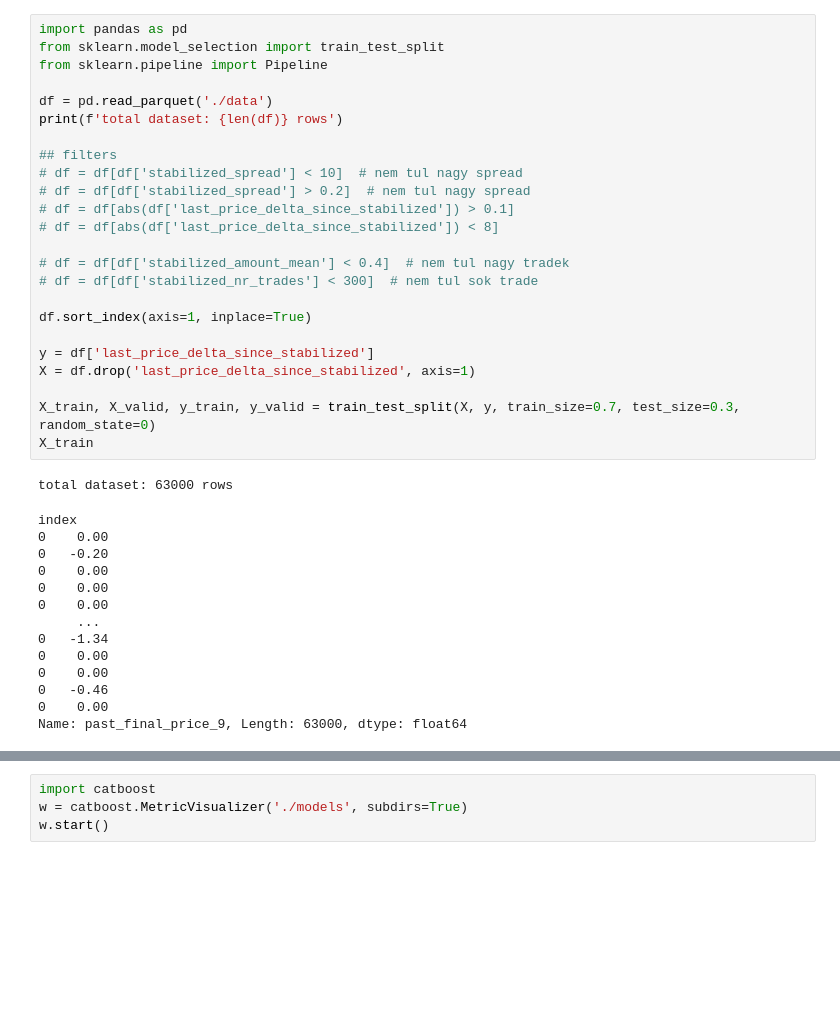
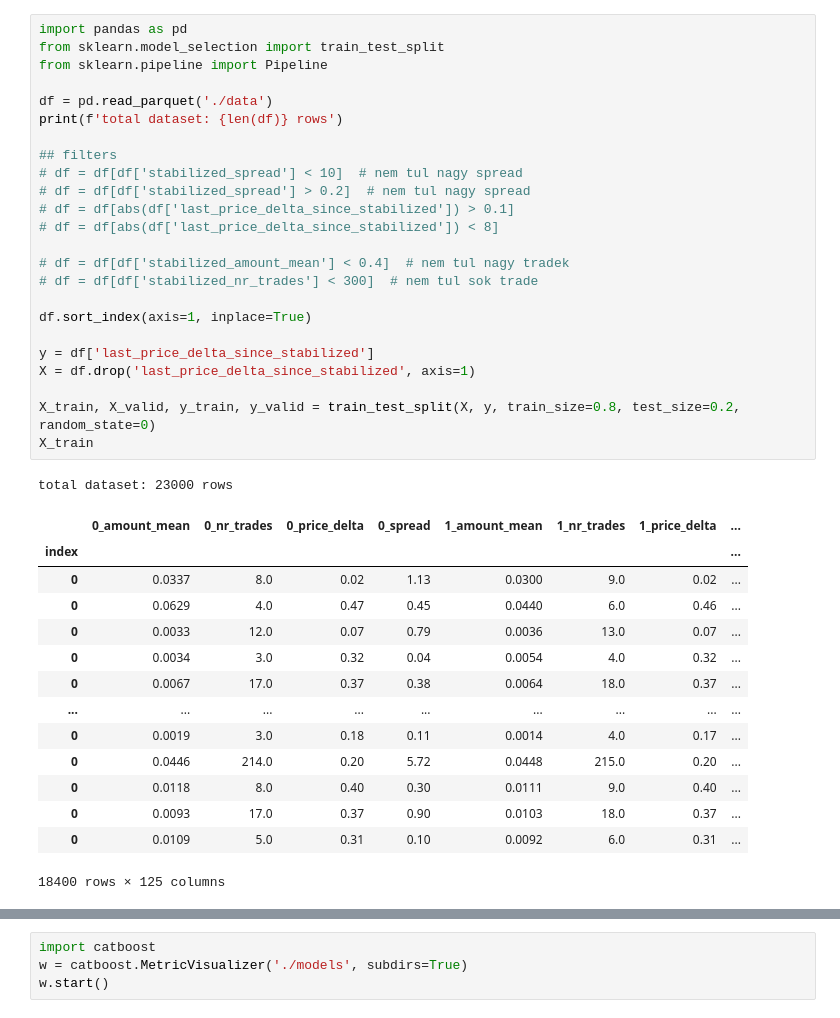
Before and after one commit to kjozsa/spreadsurfer, a Jupyter notebook: train_pipeline.ipynb, the cells around one changed output, grey strips where cells are left out. Cells and saved outputs as stored; diff of their text form; blank space fills up the shorter version.

```diff
--- a/train_pipeline.ipynb
+++ b/train_pipeline.ipynb
@@ -1,42 +1,43 @@
 # %%
 import pandas as pd
 from sklearn.model_selection import train_test_split
 from sklearn.pipeline import Pipeline
 
 df = pd.read_parquet('./data')
 print(f'total dataset: {len(df)} rows')
 
 ## filters
 # df = df[df['stabilized_spread'] < 10]  # nem tul nagy spread
 # df = df[df['stabilized_spread'] > 0.2]  # nem tul nagy spread
 # df = df[abs(df['last_price_delta_since_stabilized']) > 0.1]
 # df = df[abs(df['last_price_delta_since_stabilized']) < 8]
 
 # df = df[df['stabilized_amount_mean'] < 0.4]  # nem tul nagy tradek
 # df = df[df['stabilized_nr_trades'] < 300]  # nem tul sok trade
 
 df.sort_index(axis=1, inplace=True)
 
 y = df['last_price_delta_since_stabilized']
 X = df.drop('last_price_delta_since_stabilized', axis=1)
 
-X_train, X_valid, y_train, y_valid = train_test_split(X, y, train_size=0.7, test_size=0.3, random_state=0)
+X_train, X_valid, y_train, y_valid = train_test_split(X, y, train_size=0.8, test_size=0.2, random_state=0)
 X_train
 # %% [output]
-total dataset: 63000 rows
+total dataset: 23000 rows
+|  | 0_amount_mean | 0_nr_trades | 0_price_delta | 0_spread | 1_amount_mean | 1_nr_trades | 1_price_delta | ... |
+| index |  |  |  |  |  |  |  | ... |
+| 0 | 0.0337 | 8.0 | 0.02 | 1.13 | 0.0300 | 9.0 | 0.02 | ... |
+| 0 | 0.0629 | 4.0 | 0.47 | 0.45 | 0.0440 | 6.0 | 0.46 | ... |
+| 0 | 0.0033 | 12.0 | 0.07 | 0.79 | 0.0036 | 13.0 | 0.07 | ... |
+| 0 | 0.0034 | 3.0 | 0.32 | 0.04 | 0.0054 | 4.0 | 0.32 | ... |
+| 0 | 0.0067 | 17.0 | 0.37 | 0.38 | 0.0064 | 18.0 | 0.37 | ... |
+| ... | ... | ... | ... | ... | ... | ... | ... | ... |
+| 0 | 0.0019 | 3.0 | 0.18 | 0.11 | 0.0014 | 4.0 | 0.17 | ... |
+| 0 | 0.0446 | 214.0 | 0.20 | 5.72 | 0.0448 | 215.0 | 0.20 | ... |
+| 0 | 0.0118 | 8.0 | 0.40 | 0.30 | 0.0111 | 9.0 | 0.40 | ... |
+| 0 | 0.0093 | 17.0 | 0.37 | 0.90 | 0.0103 | 18.0 | 0.37 | ... |
+| 0 | 0.0109 | 5.0 | 0.31 | 0.10 | 0.0092 | 6.0 | 0.31 | ... |
-index
-0    0.00
-0   -0.20
-0    0.00
-0    0.00
-0    0.00
-     ...
-0   -1.34
-0    0.00
-0    0.00
-0   -0.46
-0    0.00
-Name: past_final_price_9, Length: 63000, dtype: float64
+18400 rows × 125 columns
 # %%
 from spreadsurfer.price_engine import FeatureEngineer
 from catboost import CatBoostRegressor
```
Also changed, not shown: parts of 3 cells of this notebook, 3 other files.
